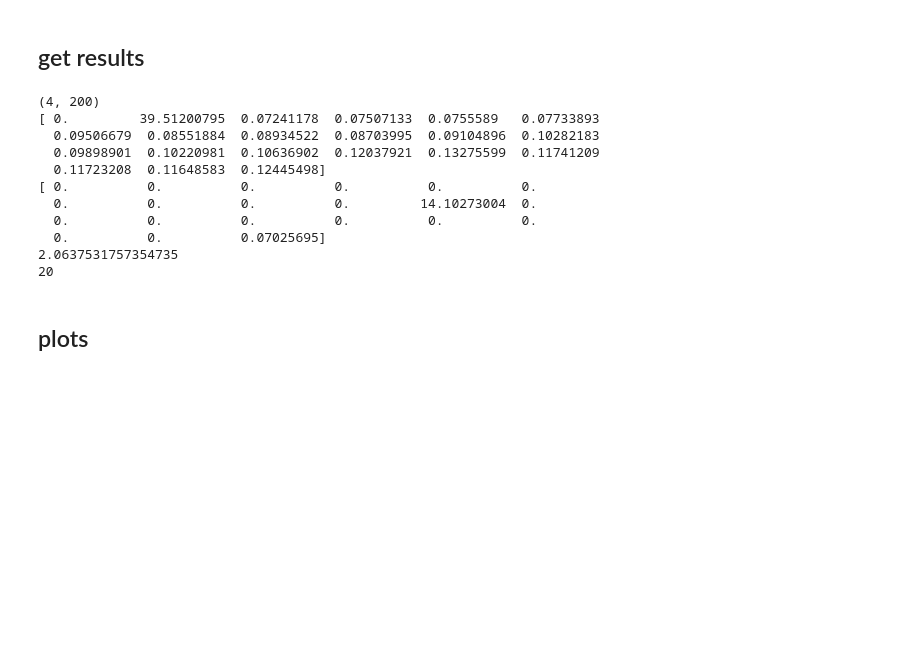
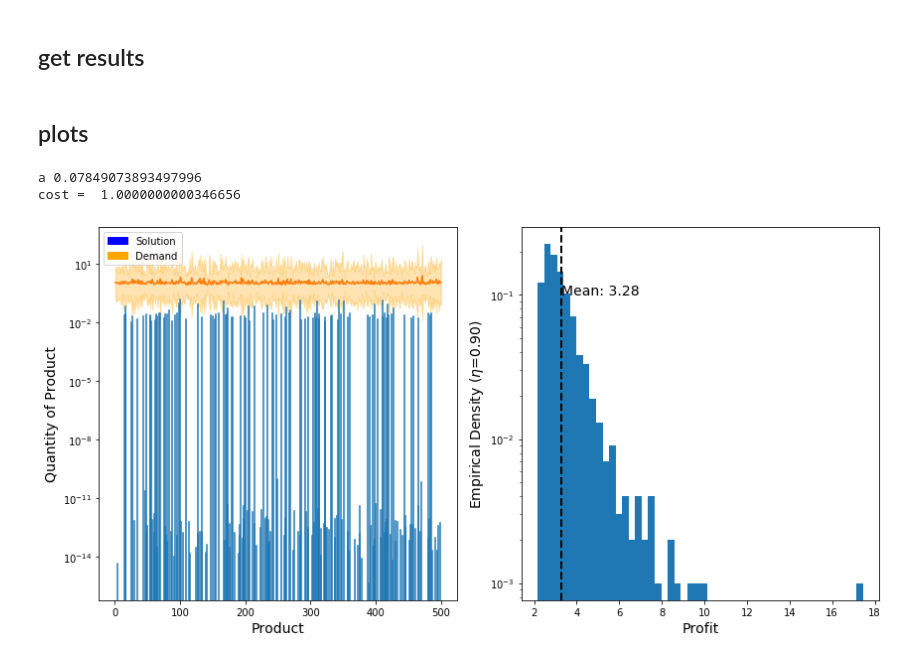
Before and after one commit to cvxgrp/osmm, a Jupyter notebook: examples/run_example.ipynb, the cells around one changed output. Saved outputs shown, nothing was run; the diff lists cells and outputs as text; code cells hidden in the pictures; blank space fills up the shorter version.

```diff
--- a/examples/run_example.ipynb
+++ b/examples/run_example.ipynb
@@ -18,0 +3,12 @@ device = cpu
+# %%
+# dataset = "kelly"
+# from kelly_gambling import *
+
+# dataset = "cvar"
+# from cvar_stock_option import *
+
+# dataset = "exp_density"
+# from exp_density_polynomial import *
+
+dataset = "news_vendor"
+from news_vendor import *
@@ -70,27 +74,18 @@ rms_res_norms[iters_taken::] = rms_res_norms[iters_taken]
 # %%
 time_detail = osmm_prob.method_results["time_detail_iters"]
-print(time_detail.shape)
-print(time_detail[2, 0:osmm_prob.method_results["total_iters"] + 1])
-print(time_detail[3, 0:osmm_prob.method_results["total_iters"] + 1])
-print(np.sum(time_detail[2, 0:osmm_prob.method_results["total_iters"]]) /
-      osmm_prob.method_results["total_iters"])
-print(osmm_prob.method_results["total_iters"])
+#print(time_detail[2, 0:osmm_prob.method_results["total_iters"] + 1])
+#print(time_detail[3, 0:osmm_prob.method_results["total_iters"] + 1])
+#print(np.sum(time_detail[2, 0:osmm_prob.method_results["total_iters"]]) /
+#      osmm_prob.method_results["total_iters"])
+#print(osmm_prob.method_results["total_iters"])
-# %% [output]
-(4, 200)
-[ 0.         39.51200795  0.07241178  0.07507133  0.0755589   0.07733893
-  0.09506679  0.08551884  0.08934522  0.08703995  0.09104896  0.10282183
-  0.09898901  0.10220981  0.10636902  0.12037921  0.13275599  0.11741209
-  0.11723208  0.11648583  0.12445498]
-[ 0.          0.          0.          0.          0.          0.
-  0.          0.          0.          0.         14.10273004  0.
-  0.          0.          0.          0.          0.          0.
-  0.          0.          0.07025695]
-2.0637531757354735
-20
 # %% [markdown]
 ## plots
 # %%
 if dataset == "exp_density":
-    my_plot_exp_density_one_result(Xs, objfs, iters_taken)
+    my_plot_exp_density_one_result(x_soln, objfs, iters_taken, y)
 else:
-    my_plot_one_result(W, x_soln, is_save_fig=False, figname="cvar_pnt9_result.pdf")
+    my_plot_one_result(W, x_soln)
+# %% [output]
+a 0.07849073893497996
+cost =  1.0000000000346656
+[figure, added]
```
Also changed, not shown: parts of 10 cells of this notebook, 3 other files.
